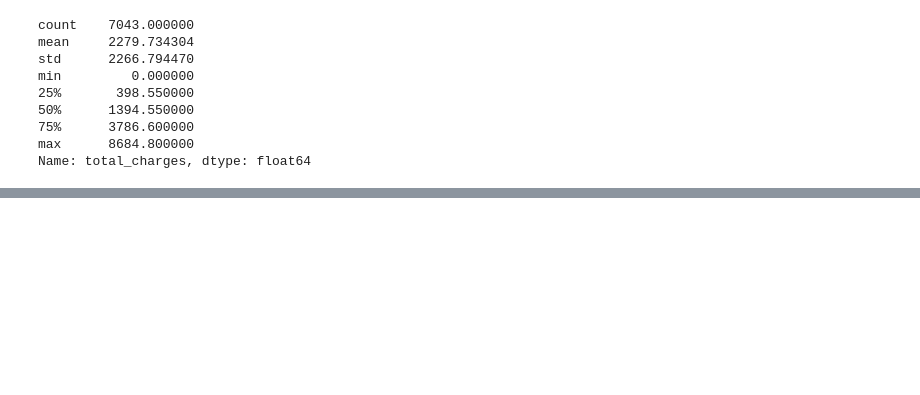
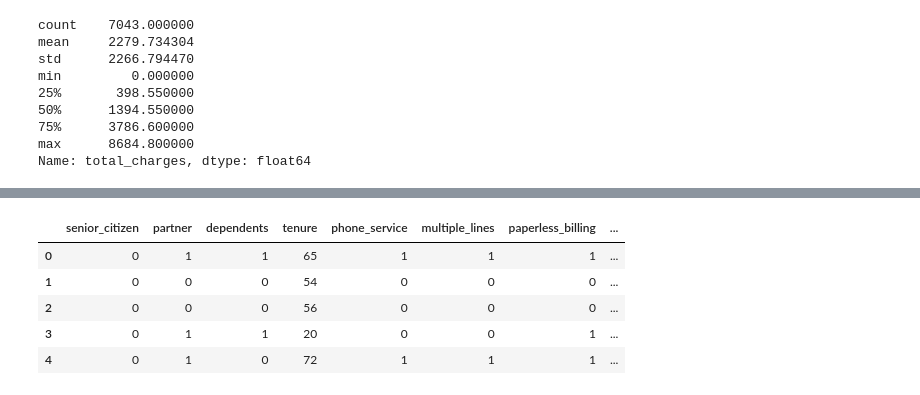
Before and after one commit to lopezelihezer/telco_classification_project, a Jupyter notebook: scratch.ipynb, the cells around one changed output, grey strips where cells are left out. Drawn from its saved outputs; the diff is of its cells as text; code cells hidden in the pictures; blank space fills up the shorter version.

```diff
--- a/scratch.ipynb
+++ b/scratch.ipynb
@@ -128,0 +155,3 @@ Name: total_charges, dtype: float64
+# %%
+df = pd.concat([df, dummy_df], axis=1)
+df.head()
@@ -128,0 +165,15 @@ Name: total_charges, dtype: float64
+# %%
+df["partner"] = df.partner.replace(to_replace = ["Yes","No"],value = [1,0])
+df["dependents"] = df.dependents.replace(to_replace = ["Yes","No"],value = [1,0])
+df["phone_service"] = df.phone_service.replace(to_replace = ["Yes","No","No internet service"],value = [1,0,0])
+df["multiple_lines"] = df.multiple_lines.replace(to_replace = ["Yes","No","No phone service"],value = [1,0,0])
+df["online_security"] = df.online_security.replace(to_replace = ["Yes","No","No internet service"],value = [1,0,0])
+df["online_backup"] = df.online_backup.replace(to_replace = ["Yes","No","No internet service"],value = [1,0,0])
+df["device_protection"] = df.device_protection.replace(to_replace = ["Yes","No","No internet service"],value = [1,0,0])
+df["tech_support"] = df.tech_support.replace(to_replace = ["Yes","No","No internet service"],value = [1,0,0])
+df["streaming_tv"] = df.streaming_tv.replace(to_replace = ["Yes","No","No internet service"],value = [1,0,0])
+df["streaming_movies"] = df.streaming_movies.replace(to_replace = ["Yes","No","No internet service"],value = [1,0,0])
+df["paperless_billing"] = df.paperless_billing.replace(to_replace = ["Yes","No","No internet service"],value = [1,0,0])
+df["churn"] = df.churn.replace(to_replace = ["Yes","No"],value = [1,0])
+
+df.head()
@@ -128,0 +187,3 @@ Name: total_charges, dtype: float64
+# %%
+df["add_ons"] =  ((df.online_security + df.online_backup + df.device_protection + df.tech_support + df.streaming_tv + df.streaming_movies) > 0)
+df.head()
@@ -128,0 +197,3 @@ Name: total_charges, dtype: float64
+# %%
+df["add_ons"] = df.add_ons.replace(to_replace = [True, False],value = [1,0])
+df.add_ons
@@ -128,0 +222,10 @@ Name: total_charges, dtype: float64
+# %%
+df1 = df.drop(columns= ['payment_type_id', 'internet_service_type_id', 'contract_type_id', 'customer_id', 'gender', 'online_security', 'online_backup', 'device_protection', 'tech_support', 'streaming_tv', 'streaming_movies', 'contract_type', 'internet_service_type', 'payment_type'])
+df1.head()
+# %% [output]
+|  | senior_citizen | partner | dependents | tenure | phone_service | multiple_lines | paperless_billing | ... |
+| 0 | 0 | 1 | 1 | 65 | 1 | 1 | 1 | ... |
+| 1 | 0 | 0 | 0 | 54 | 0 | 0 | 0 | ... |
+| 2 | 0 | 0 | 0 | 56 | 0 | 0 | 0 | ... |
+| 3 | 0 | 1 | 1 | 20 | 0 | 0 | 1 | ... |
+| 4 | 0 | 1 | 0 | 72 | 1 | 1 | 1 | ... |
```
Also changed, not shown: parts of 13 cells of this notebook.
